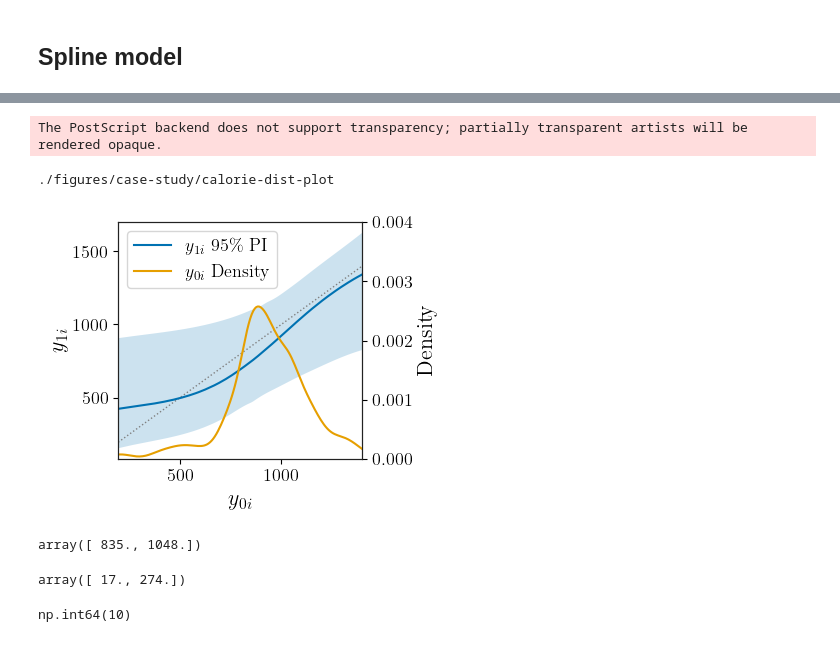
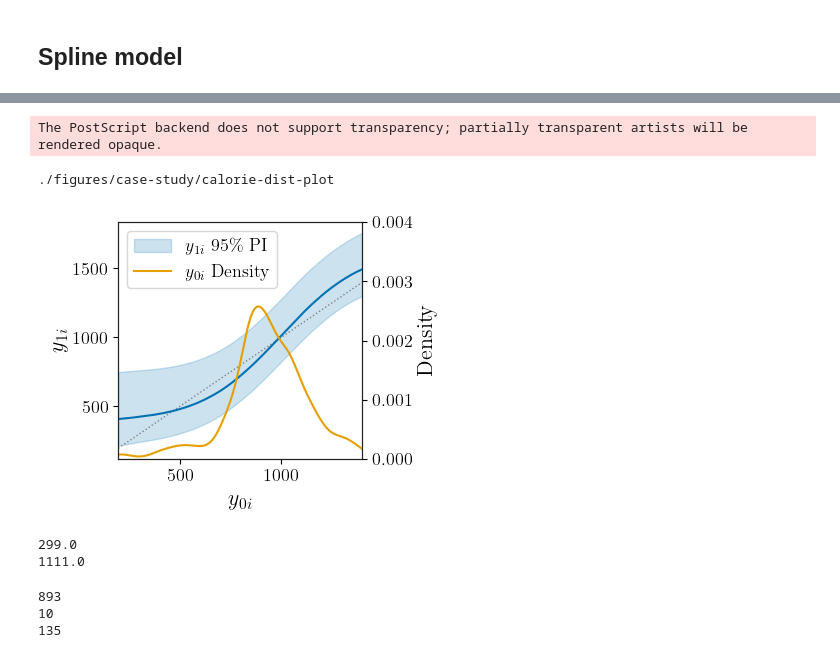
Before and after one commit to eastonhuch/bayesian-randomization-inference, a Jupyter notebook: case-study.ipynb, the cells around one changed output, grey strips where cells are left out. Saved outputs shown, nothing was run; the diff lists cells and outputs as text; code cells hidden in the pictures.

Commit message:
improved samplers for case study

```diff
--- a/case-study.ipynb
+++ b/case-study.ipynb
@@ -116,7 +116,7 @@ Name: availability, dtype: object
 # Fisherian Randomization Test (FRT)
 # %%
 # H0: No effect for any unit
-a_samples = np.random.random((10000, n)) > 0.5
+a_samples = np.random.random((100000, n)) > 0.5
 dim = np.sum(a*y) / np.sum(a) - np.sum((1-a)*y) / np.sum(1-a)
 dim_samples = (
     np.sum(a_samples*y.values, axis=1) / np.sum(a_samples, axis=1) -
@@ -217,7 +217,7 @@ rng_key = random.PRNGKey(0)
 constant_effect_kernel = NUTS(constant_effect_model)
 # %%
 # Asymptotic variance: fast
-constant_effect_asymptotic_mcmc = MCMC(constant_effect_kernel, num_warmup=2000, num_samples=10000)
+constant_effect_asymptotic_mcmc = MCMC(constant_effect_kernel, num_warmup=20000, num_samples=20000)
 constant_effect_asymptotic_mcmc.run(rng_key, num_a_samples=None)
 constant_effect_asymptotic_mcmc.print_summary(prob=0.95)
 # %% [output]
@@ -625,45 +621,63 @@ The PostScript backend does not support transparency; partially transparent arti
 # %%
-y1_imputed_increasing = increasing_mcmc.get_samples()["y1_imputed"][:, :n0]
+y1_imputed_increasing_pm = np.zeros(n0)
+y1_imputed_increasing_lower = np.zeros(n0)
+y1_imputed_increasing_upper = np.zeros(n0)
+y1_imputed_single = increasing_mcmc.get_samples()["y1_imputed_y0"]
+for i in trange(n0):
+    y1_imputed_single_i = y1_imputed_single[:, i]
+    y1_imputed_increasing_pm[i] = y1_imputed_single_i.mean()
+    y1_imputed_increasing_lower[i] = np.percentile(y1_imputed_single_i, 2.5)
+    y1_imputed_increasing_upper[i] = np.percentile(y1_imputed_single_i, 97.5)
 y0_arg_sort = np.argsort(y0).tolist()
 y0_sorted = y0.values[y0_arg_sort]
-y1_imputed_increasing = y1_imputed_increasing[:, y0_arg_sort]
-y1_imputed_increasing_pm = y1_imputed_increasing.mean(axis=0)
-y1_imputed_increasing_lower = np.percentile(y1_imputed_increasing, 2.5, axis=0)
-y1_imputed_increasing_upper = np.percentile(y1_imputed_increasing, 97.5, axis=0)
+y1_imputed_increasing_pm = y1_imputed_increasing_pm[y0_arg_sort]
+y1_imputed_increasing_lower = y1_imputed_increasing_lower[y0_arg_sort]
+y1_imputed_increasing_upper = y1_imputed_increasing_upper[y0_arg_sort]
 def smooth_y0(x):
     X_smoothing = dmatrix("bs(x, df=12, degree=3)", {"x": y0_sorted})
     mod = sm.OLS(np.asarray(x), np.asarray(X_smoothing)).fit()
     return mod.fittedvalues
 
 fig, ax = get_fig_ax(figsize=(4,3))
 ax.plot(y0_sorted, y0_sorted, color="gray", lw=1, linestyle=":")
-ax.fill_between(y0_sorted, smooth_y0(y1_imputed_increasing_lower), smooth_y0(y1_imputed_increasing_upper), alpha=0.2)
+pi_fill_between = ax.fill_between(y0_sorted, smooth_y0(y1_imputed_increasing_lower), smooth_y0(y1_imputed_increasing_upper), alpha=0.2, label="$y_{1i}$ 95\\% PI", color=colors[0])
 ax.plot(y0_sorted, smooth_y0(y1_imputed_increasing_pm))
 ax.set_xlabel("$y_{0i}$")
 ax.set_ylabel("$y_{1i}$")
 ax_twin = ax.twinx()
 sns.kdeplot(y0, ax=ax_twin, color=colors[1])
 ax_twin.set_xlim(y0.min(), y0.max())
 ax_twin.set_ylim(0, 0.004)
 ax_twin.set_yticks([0., 0.001, 0.002, 0.003, 0.004])
-blue_line = Line2D([0], [0], label="$y_{1i}$ 95\\% PI", color=colors[0])
+# blue_line = Line2D([0], [0], label="$y_{1i}$ 95\\% PI", color=colors[0])
 orange_line = Line2D([0], [0], label="$y_{0i}$ Density", color=colors[1])
-ax.legend(handles=[blue_line, orange_line])
+ax.legend(handles=[pi_fill_between, orange_line])
 plt.subplots_adjust(0.2, 0.18, 0.81, 0.97)
 save_my_fig(fig, "case-study/calorie-dist-plot")
 # %% [output]
 The PostScript backend does not support transparency; partially transparent artists will be rendered opaque.
 ./figures/case-study/calorie-dist-plot
-[figure, old version]
+[figure, new version]
-# %%
-np.percentile(calorie_vals_whole[causal_effect_upper < 0], [0, 100])
-# %% [output]
-array([ 835., 1048.])
-# %%
-np.percentile(calorie_vals_whole[causal_effect_lower > 0], [0, 100])
-# %% [output]
-array([ 17., 274.])
-# %%
-np.sum(y0 <= 274)
-# %% [output]
-np.int64(10)
+# %%
+causal_effect_lower_positive = causal_effect_lower > 0
+causal_effect_lower_positive1_idx = np.where(~causal_effect_lower_positive)[0][0] - 1
+causal_effect_lower_positive1 = calorie_vals_whole[causal_effect_lower_positive1_idx]
+causal_effect_lower_positive2_idx = np.where(~causal_effect_lower_positive[::-1])[0][0] - 1
+causal_effect_lower_positive2 = calorie_vals_whole[::-1][causal_effect_lower_positive2_idx]
+print(causal_effect_lower_positive1)
+print(causal_effect_lower_positive2)
+# %% [output]
+299.0
+1111.0
+# %%
+print(y0.size)
+
+num_below_cutoff1 = np.sum(y0 <= causal_effect_lower_positive1)
+print(num_below_cutoff1)
+
+num_above_cutoff2 = np.sum(y0 >= causal_effect_lower_positive2)
+print(num_above_cutoff2)
+# %% [output]
+893
+10
+135
```
Also changed, not shown: parts of 10 cells of this notebook.
